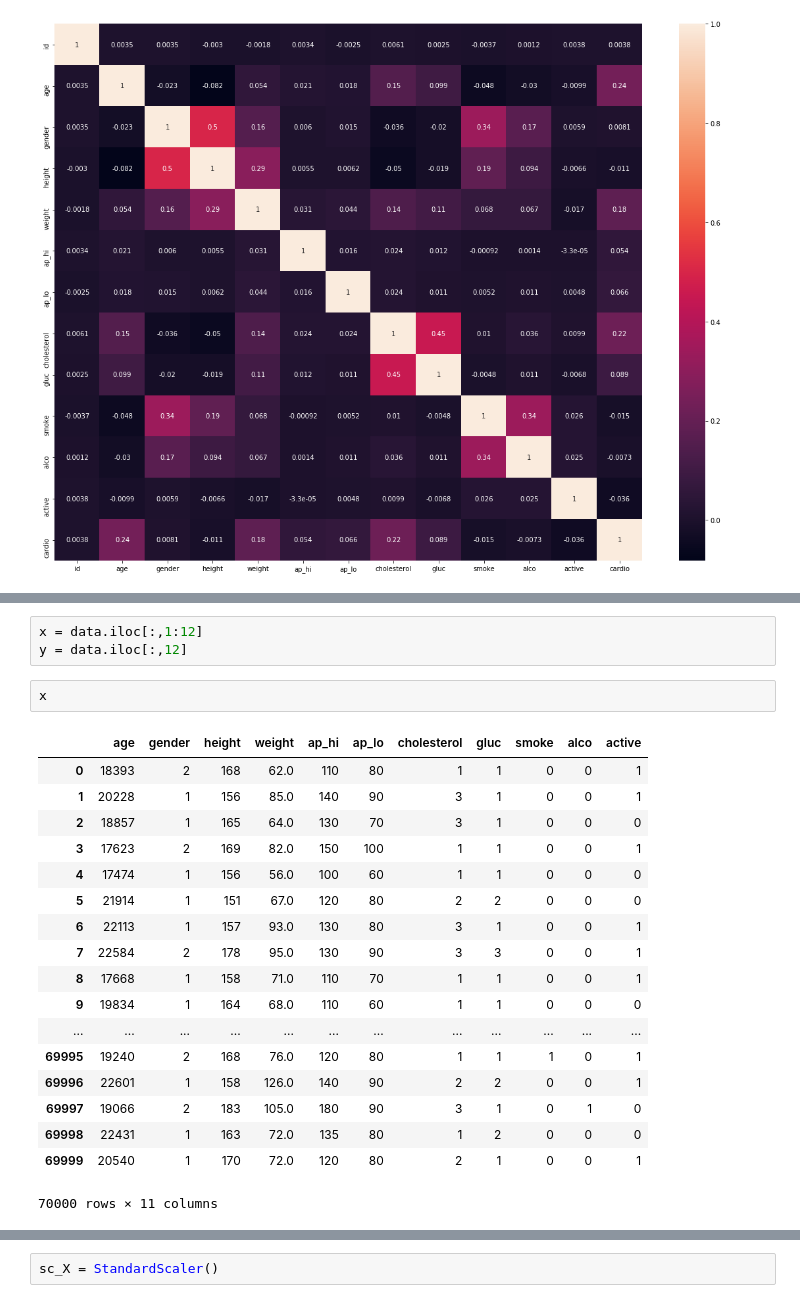
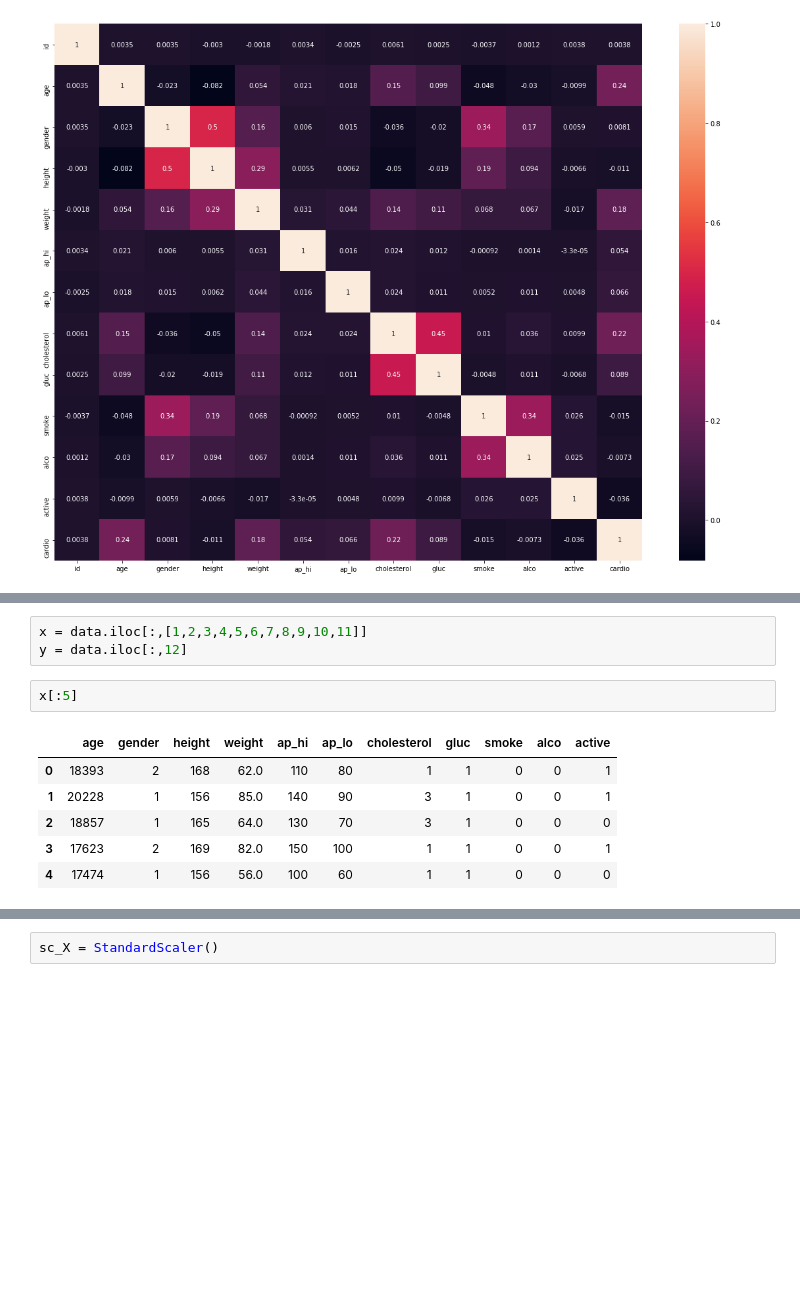
Before and after one commit to JoanBency/Project, a Jupyter notebook: Project.ipynb, the cells around one changed output, grey strips where cells are left out. Saved outputs shown, nothing was run; the diff lists cells and outputs as text; blank space fills up the shorter version.

```diff
--- a/Project.ipynb
+++ b/Project.ipynb
@@ -84,27 +33,15 @@ data
 # %%
-x = data.iloc[:,1:12]
+x = data.iloc[:,[1,2,3,4,5,6,7,8,9,10,11]]
 y = data.iloc[:,12]
 # %%
-x
+x[:5]
 # %% [output]
 |  | age | gender | height | weight | ap_hi | ap_lo | cholesterol | gluc | smoke | alco | active |
 | 0 | 18393 | 2 | 168 | 62.0 | 110 | 80 | 1 | 1 | 0 | 0 | 1 |
 | 1 | 20228 | 1 | 156 | 85.0 | 140 | 90 | 3 | 1 | 0 | 0 | 1 |
 | 2 | 18857 | 1 | 165 | 64.0 | 130 | 70 | 3 | 1 | 0 | 0 | 0 |
 | 3 | 17623 | 2 | 169 | 82.0 | 150 | 100 | 1 | 1 | 0 | 0 | 1 |
 | 4 | 17474 | 1 | 156 | 56.0 | 100 | 60 | 1 | 1 | 0 | 0 | 0 |
-| 5 | 21914 | 1 | 151 | 67.0 | 120 | 80 | 2 | 2 | 0 | 0 | 0 |
-| 6 | 22113 | 1 | 157 | 93.0 | 130 | 80 | 3 | 1 | 0 | 0 | 1 |
-| 7 | 22584 | 2 | 178 | 95.0 | 130 | 90 | 3 | 3 | 0 | 0 | 1 |
-| 8 | 17668 | 1 | 158 | 71.0 | 110 | 70 | 1 | 1 | 0 | 0 | 1 |
-| 9 | 19834 | 1 | 164 | 68.0 | 110 | 60 | 1 | 1 | 0 | 0 | 0 |
-| ... | ... | ... | ... | ... | ... | ... | ... | ... | ... | ... | ... |
-| 69995 | 19240 | 2 | 168 | 76.0 | 120 | 80 | 1 | 1 | 1 | 0 | 1 |
-| 69996 | 22601 | 1 | 158 | 126.0 | 140 | 90 | 2 | 2 | 0 | 0 | 1 |
-| 69997 | 19066 | 2 | 183 | 105.0 | 180 | 90 | 3 | 1 | 0 | 1 | 0 |
-| 69998 | 22431 | 1 | 163 | 72.0 | 135 | 80 | 1 | 2 | 0 | 0 | 0 |
-| 69999 | 20540 | 1 | 170 | 72.0 | 120 | 80 | 2 | 1 | 0 | 0 | 1 |
-70000 rows × 11 columns
 # %%
 from sklearn.ensemble import RandomForestRegressor
 from sklearn.model_selection import train_test_split
```
Also changed, not shown: parts of 26 cells of this notebook.
